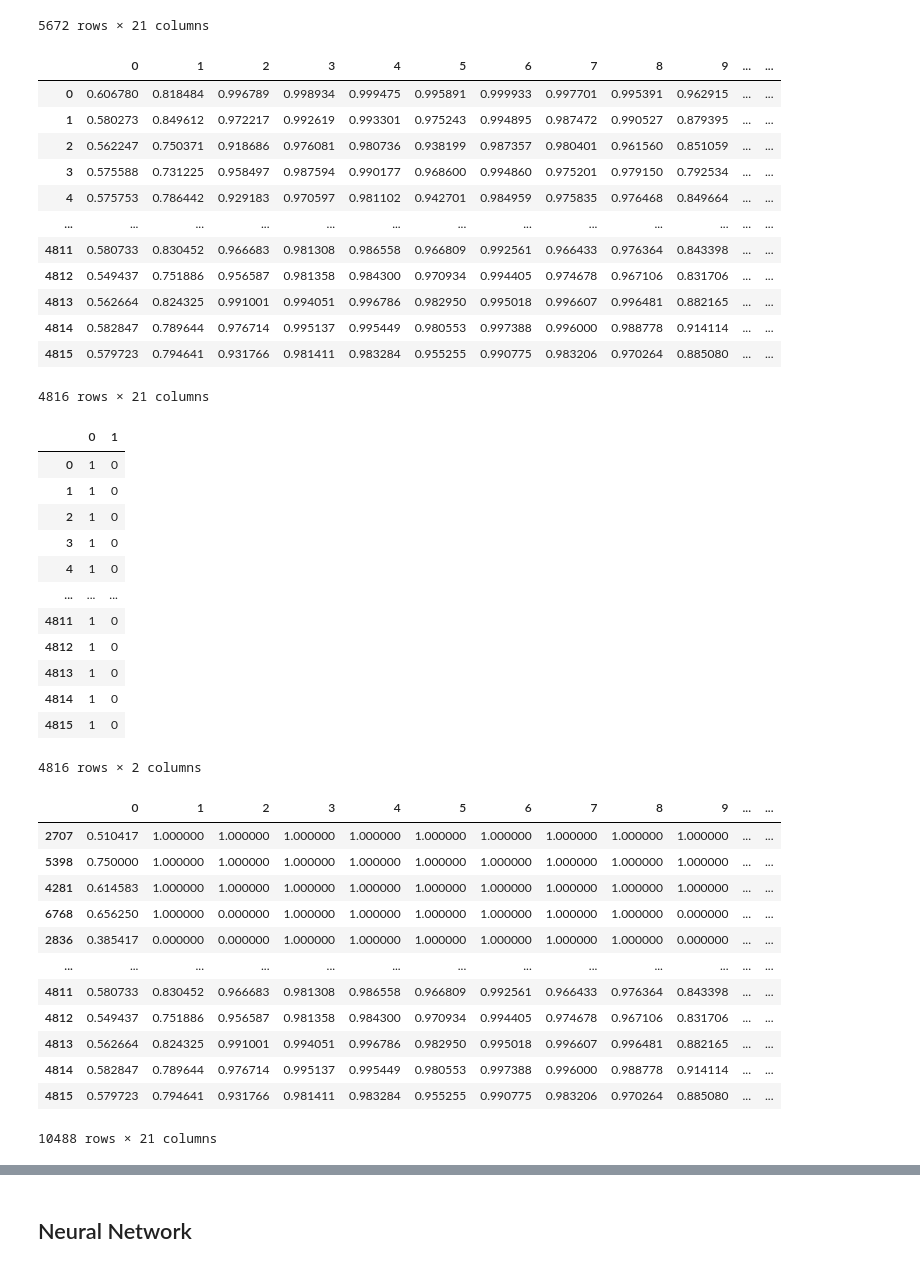
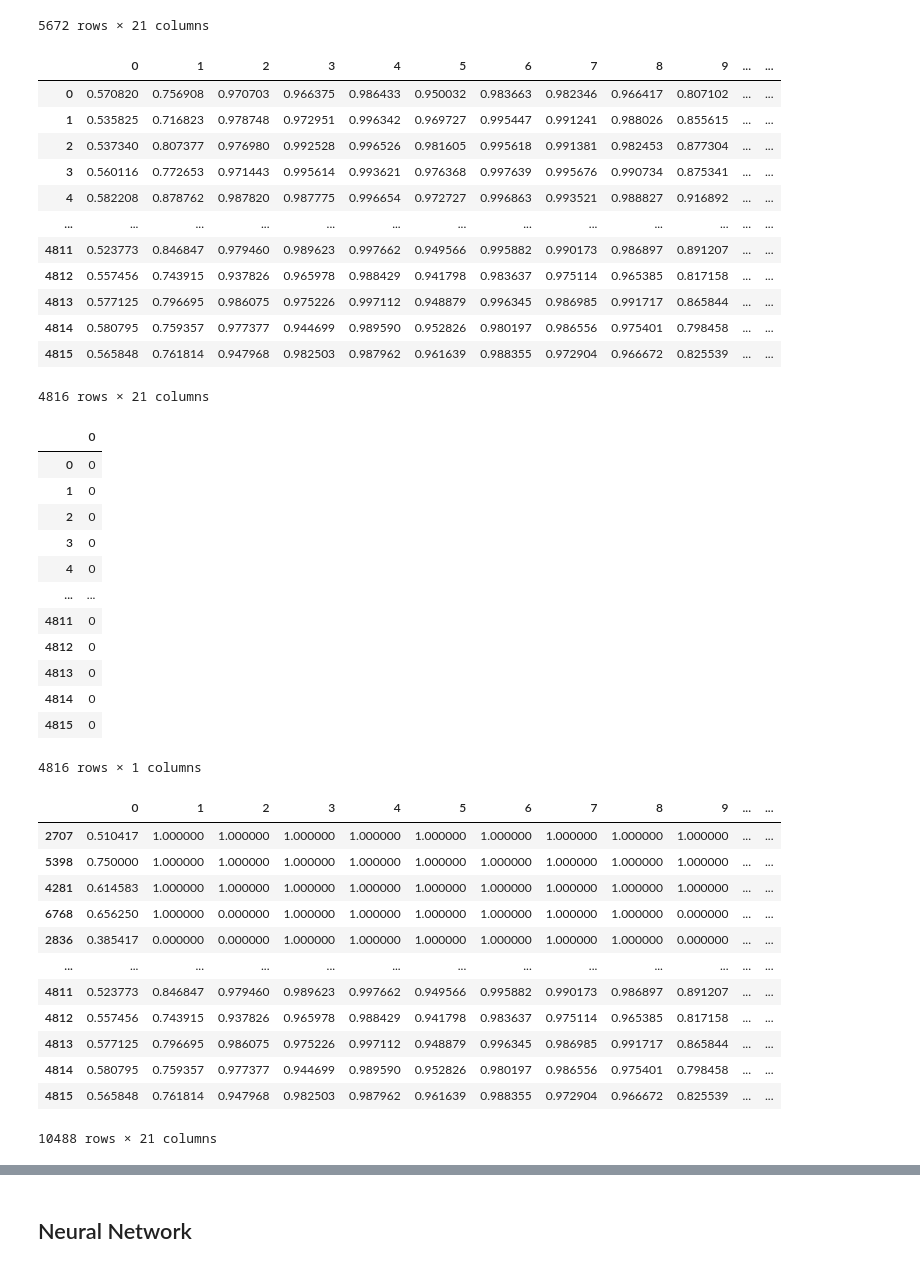
Before and after one commit to jdeguzman4/neural-network, a Jupyter notebook: Annthyroid1.ipynb, the cells around one changed output, grey strips where cells are left out. Saved outputs shown, nothing was run; the diff lists cells and outputs as text; code cells hidden in the pictures.

```diff
--- a/Annthyroid1.ipynb
+++ b/Annthyroid1.ipynb
@@ -54,6 +54,7 @@ See the caveats in the documentation: https://pandas.pydata.org/pandas-docs/stab
 7090 rows × 22 columns
 # %%
 y = pd.get_dummies(df_raw[21])
+y = df_raw[21]
 
 y
 # %% [output]
@@ -88,14 +88,26 @@ x.head()
 # %%
 x_raw, x_test, y_raw, y_test = train_test_split(x, y, test_size=0.2, random_state=1)
 # %%
-zero_count = y_raw[0][y_raw[0] == 1].count()
-one_count = y_raw[1][y_raw[1] == 1].count()
+# zero_count = y_raw[0][y_raw[0] == 1].count()
+# one_count = y_raw[1][y_raw[1] == 1].count()
+# zero_count = y_raw[y_raw[0] == 0].count()
+# one_count = y_raw[0][y_raw[0] == 1].count()
+
+zero_count = 0
+one_count = 0
+for i in y_raw:
+    if i == 0:
+        zero_count += 1
+    else:
+        one_count += 1
 
 print('The number of 0 in the training set is: {}'.format(zero_count))
 print('The number of 1 in the training set is: {}'.format(one_count))
 
 to_generate = one_count-zero_count
 print('Goal: Generate {} datasets for 0.'.format(to_generate))
+
+# to_generate = 4816
 # %% [output]
 The number of 0 in the training set is: 428
 The number of 1 in the training set is: 5244
@@ -364,39 +382,38 @@ x_added = pd.DataFrame(added_m_data, columns=col_name)
 x_added
 # %% [output]
 |  | 0 | 1 | 2 | 3 | 4 | 5 | 6 | 7 | 8 | 9 | ... | ... |
-| 0 | 0.606780 | 0.818484 | 0.996789 | 0.998934 | 0.999475 | 0.995891 | 0.999933 | 0.997701 | 0.995391 | 0.962915 | ... | ... |
-| 1 | 0.580273 | 0.849612 | 0.972217 | 0.992619 | 0.993301 | 0.975243 | 0.994895 | 0.987472 | 0.990527 | 0.879395 | ... | ... |
-| 2 | 0.562247 | 0.750371 | 0.918686 | 0.976081 | 0.980736 | 0.938199 | 0.987357 | 0.980401 | 0.961560 | 0.851059 | ... | ... |
-| 3 | 0.575588 | 0.731225 | 0.958497 | 0.987594 | 0.990177 | 0.968600 | 0.994860 | 0.975201 | 0.979150 | 0.792534 | ... | ... |
-| 4 | 0.575753 | 0.786442 | 0.929183 | 0.970597 | 0.981102 | 0.942701 | 0.984959 | 0.975835 | 0.976468 | 0.849664 | ... | ... |
+| 0 | 0.570820 | 0.756908 | 0.970703 | 0.966375 | 0.986433 | 0.950032 | 0.983663 | 0.982346 | 0.966417 | 0.807102 | ... | ... |
+| 1 | 0.535825 | 0.716823 | 0.978748 | 0.972951 | 0.996342 | 0.969727 | 0.995447 | 0.991241 | 0.988026 | 0.855615 | ... | ... |
+| 2 | 0.537340 | 0.807377 | 0.976980 | 0.992528 | 0.996526 | 0.981605 | 0.995618 | 0.991381 | 0.982453 | 0.877304 | ... | ... |
+| 3 | 0.560116 | 0.772653 | 0.971443 | 0.995614 | 0.993621 | 0.976368 | 0.997639 | 0.995676 | 0.990734 | 0.875341 | ... | ... |
+| 4 | 0.582208 | 0.878762 | 0.987820 | 0.987775 | 0.996654 | 0.972727 | 0.996863 | 0.993521 | 0.988827 | 0.916892 | ... | ... |
 | ... | ... | ... | ... | ... | ... | ... | ... | ... | ... | ... | ... | ... |
-| 4811 | 0.580733 | 0.830452 | 0.966683 | 0.981308 | 0.986558 | 0.966809 | 0.992561 | 0.966433 | 0.976364 | 0.843398 | ... | ... |
-| 4812 | 0.549437 | 0.751886 | 0.956587 | 0.981358 | 0.984300 | 0.970934 | 0.994405 | 0.974678 | 0.967106 | 0.831706 | ... | ... |
-| 4813 | 0.562664 | 0.824325 | 0.991001 | 0.994051 | 0.996786 | 0.982950 | 0.995018 | 0.996607 | 0.996481 | 0.882165 | ... | ... |
-| 4814 | 0.582847 | 0.789644 | 0.976714 | 0.995137 | 0.995449 | 0.980553 | 0.997388 | 0.996000 | 0.988778 | 0.914114 | ... | ... |
-| 4815 | 0.579723 | 0.794641 | 0.931766 | 0.981411 | 0.983284 | 0.955255 | 0.990775 | 0.983206 | 0.970264 | 0.885080 | ... | ... |
+| 4811 | 0.523773 | 0.846847 | 0.979460 | 0.989623 | 0.997662 | 0.949566 | 0.995882 | 0.990173 | 0.986897 | 0.891207 | ... | ... |
+| 4812 | 0.557456 | 0.743915 | 0.937826 | 0.965978 | 0.988429 | 0.941798 | 0.983637 | 0.975114 | 0.965385 | 0.817158 | ... | ... |
+| 4813 | 0.577125 | 0.796695 | 0.986075 | 0.975226 | 0.997112 | 0.948879 | 0.996345 | 0.986985 | 0.991717 | 0.865844 | ... | ... |
+| 4814 | 0.580795 | 0.759357 | 0.977377 | 0.944699 | 0.989590 | 0.952826 | 0.980197 | 0.986556 | 0.975401 | 0.798458 | ... | ... |
+| 4815 | 0.565848 | 0.761814 | 0.947968 | 0.982503 | 0.987962 | 0.961639 | 0.988355 | 0.972904 | 0.966672 | 0.825539 | ... | ... |
 4816 rows × 21 columns
 # %%
-col_name = [0, 1]
 
-y_targets = [[1, 0] for x in range(to_generate)]
-y_added = pd.DataFrame(y_targets, columns=col_name)
+y_targets = [[0] for x in range(to_generate)]
+y_added = pd.DataFrame(y_targets)
 
 y_added
 # %% [output]
-|  | 0 | 1 |
-| 0 | 1 | 0 |
-| 1 | 1 | 0 |
-| 2 | 1 | 0 |
-| 3 | 1 | 0 |
-| 4 | 1 | 0 |
-| ... | ... | ... |
-| 4811 | 1 | 0 |
-| 4812 | 1 | 0 |
-| 4813 | 1 | 0 |
-| 4814 | 1 | 0 |
-| 4815 | 1 | 0 |
+|  | 0 |
+| 0 | 0 |
+| 1 | 0 |
+| 2 | 0 |
+| 3 | 0 |
+| 4 | 0 |
+| ... | ... |
+| 4811 | 0 |
+| 4812 | 0 |
+| 4813 | 0 |
+| 4814 | 0 |
+| 4815 | 0 |
-4816 rows × 2 columns
+4816 rows × 1 columns
 # %%
 x_fab = pd.concat([x_fab, x_added])
 x_fab
@@ -408,11 +425,11 @@ x_fab
 | 6768 | 0.656250 | 1.000000 | 0.000000 | 1.000000 | 1.000000 | 1.000000 | 1.000000 | 1.000000 | 1.000000 | 0.000000 | ... | ... |
 | 2836 | 0.385417 | 0.000000 | 0.000000 | 1.000000 | 1.000000 | 1.000000 | 1.000000 | 1.000000 | 1.000000 | 0.000000 | ... | ... |
 | ... | ... | ... | ... | ... | ... | ... | ... | ... | ... | ... | ... | ... |
-| 4811 | 0.580733 | 0.830452 | 0.966683 | 0.981308 | 0.986558 | 0.966809 | 0.992561 | 0.966433 | 0.976364 | 0.843398 | ... | ... |
-| 4812 | 0.549437 | 0.751886 | 0.956587 | 0.981358 | 0.984300 | 0.970934 | 0.994405 | 0.974678 | 0.967106 | 0.831706 | ... | ... |
-| 4813 | 0.562664 | 0.824325 | 0.991001 | 0.994051 | 0.996786 | 0.982950 | 0.995018 | 0.996607 | 0.996481 | 0.882165 | ... | ... |
-| 4814 | 0.582847 | 0.789644 | 0.976714 | 0.995137 | 0.995449 | 0.980553 | 0.997388 | 0.996000 | 0.988778 | 0.914114 | ... | ... |
-| 4815 | 0.579723 | 0.794641 | 0.931766 | 0.981411 | 0.983284 | 0.955255 | 0.990775 | 0.983206 | 0.970264 | 0.885080 | ... | ... |
+| 4811 | 0.523773 | 0.846847 | 0.979460 | 0.989623 | 0.997662 | 0.949566 | 0.995882 | 0.990173 | 0.986897 | 0.891207 | ... | ... |
+| 4812 | 0.557456 | 0.743915 | 0.937826 | 0.965978 | 0.988429 | 0.941798 | 0.983637 | 0.975114 | 0.965385 | 0.817158 | ... | ... |
+| 4813 | 0.577125 | 0.796695 | 0.986075 | 0.975226 | 0.997112 | 0.948879 | 0.996345 | 0.986985 | 0.991717 | 0.865844 | ... | ... |
+| 4814 | 0.580795 | 0.759357 | 0.977377 | 0.944699 | 0.989590 | 0.952826 | 0.980197 | 0.986556 | 0.975401 | 0.798458 | ... | ... |
+| 4815 | 0.565848 | 0.761814 | 0.947968 | 0.982503 | 0.987962 | 0.961639 | 0.988355 | 0.972904 | 0.966672 | 0.825539 | ... | ... |
 10488 rows × 21 columns
 # %%
 y_fab = pd.concat([y_raw, y_added])
```
Also changed, not shown: parts of 14 cells of this notebook, 1 other file.
